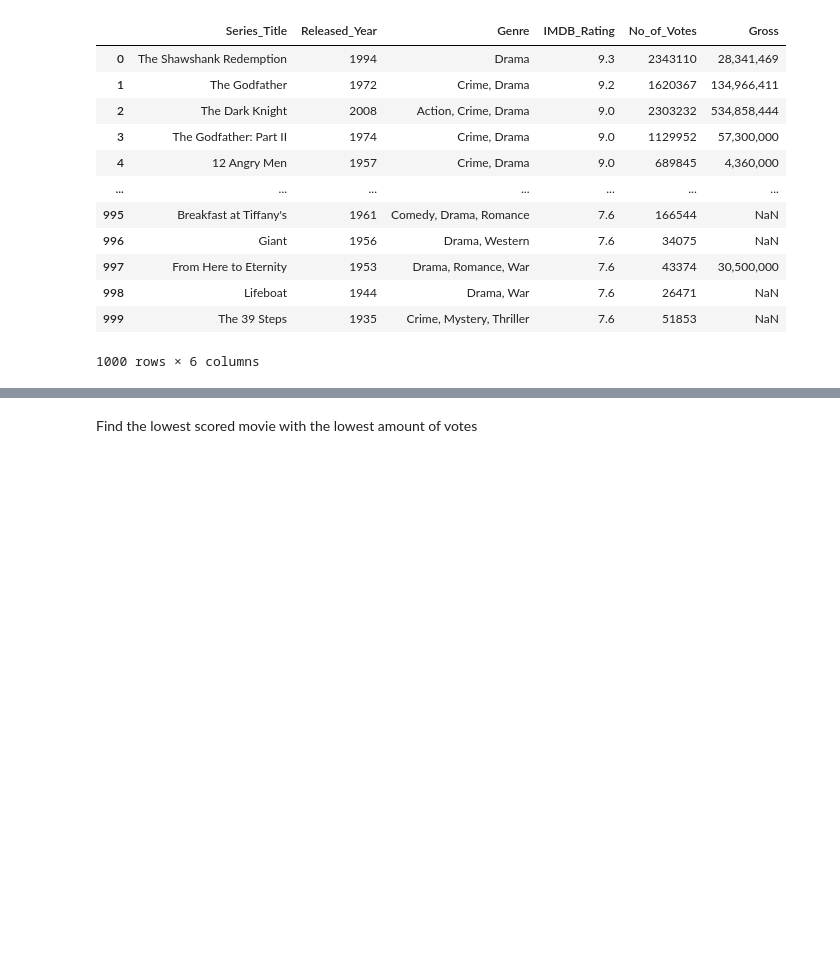
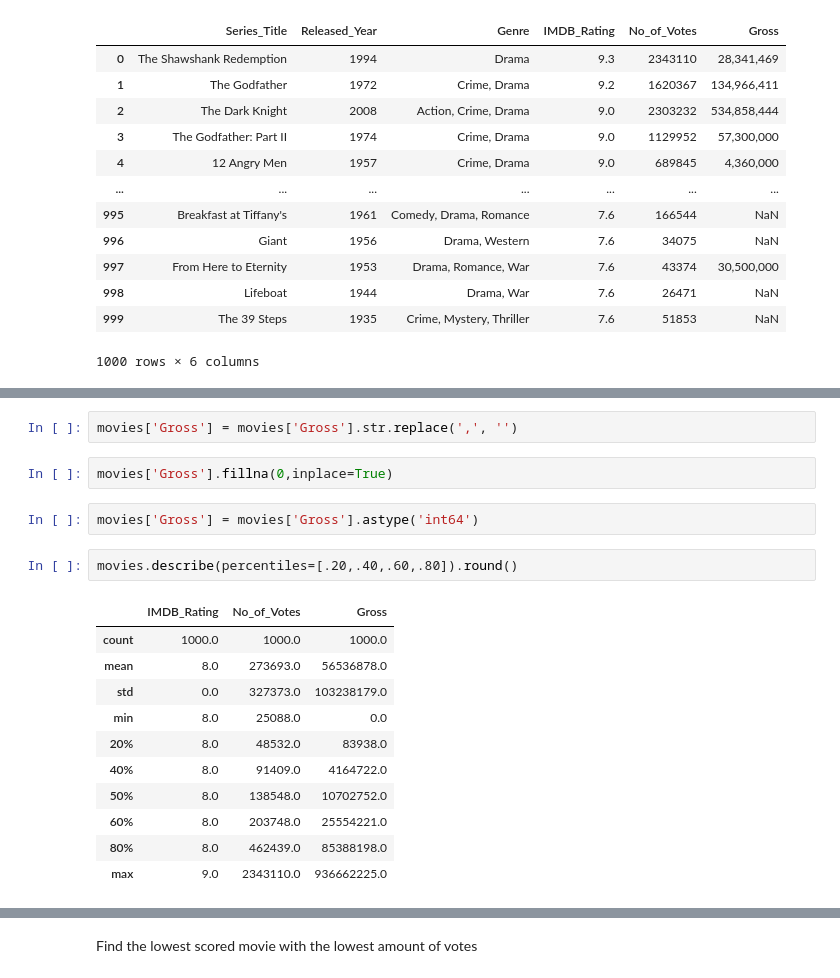
Before and after one commit to AmalSatheesan/Data_Analysis_with_Pandas, a Jupyter notebook: homework_dataframes_001.ipynb, the cells around one changed output, grey strips where cells are left out. Drawn from its saved outputs; the diff is of its cells as text; blank space fills up the shorter version.

```diff
--- a/homework_dataframes_001.ipynb
+++ b/homework_dataframes_001.ipynb
@@ -127,0 +190,20 @@ movies
+# %%
+movies['Gross'] = movies['Gross'].str.replace(',', '')
+# %%
+movies['Gross'].fillna(0,inplace=True)
+# %%
+movies['Gross'] = movies['Gross'].astype('int64')
+# %%
+movies.describe(percentiles=[.20,.40,.60,.80]).round()
+# %% [output]
+|  | IMDB_Rating | No_of_Votes | Gross |
+| count | 1000.0 | 1000.0 | 1000.0 |
+| mean | 8.0 | 273693.0 | 56536878.0 |
+| std | 0.0 | 327373.0 | 103238179.0 |
+| min | 8.0 | 25088.0 | 0.0 |
+| 20% | 8.0 | 48532.0 | 83938.0 |
+| 40% | 8.0 | 91409.0 | 4164722.0 |
+| 50% | 8.0 | 138548.0 | 10702752.0 |
+| 60% | 8.0 | 203748.0 | 25554221.0 |
+| 80% | 8.0 | 462439.0 | 85388198.0 |
+| max | 9.0 | 2343110.0 | 936662225.0 |
```
Also changed, not shown: parts of 19 cells of this notebook.
